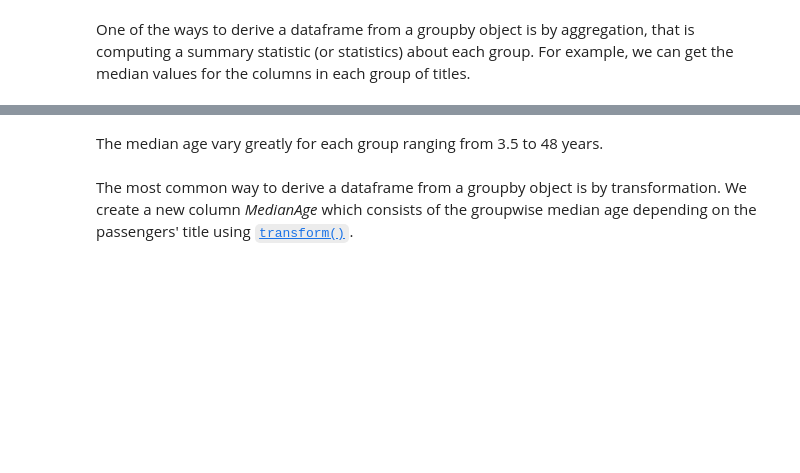
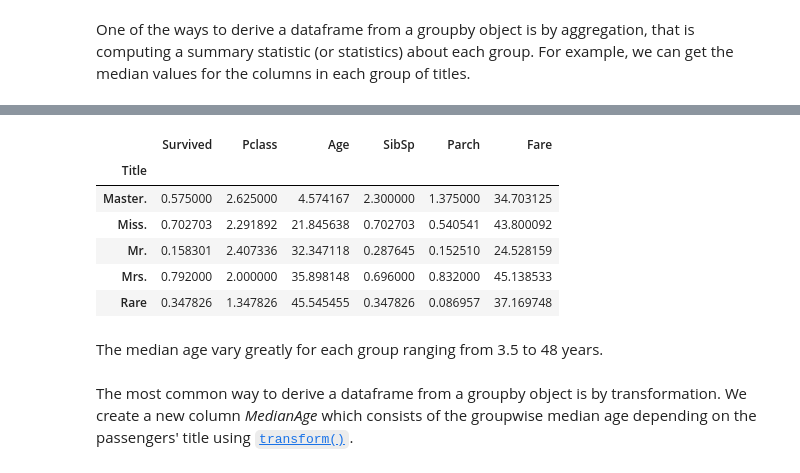
Before and after one commit to AashitaK/ML-Workshops, a Jupyter notebook: Session 2/Guided session 2.ipynb, the cells around one changed output, grey strips where cells are left out. Drawn from its saved outputs; the diff is of its cells as text; code cells hidden in the pictures; blank space fills up the shorter version.

```diff
--- a/Session 2/Guided session 2.ipynb
+++ b/Session 2/Guided session 2.ipynb
@@ -45,3 +71,13 @@ df.groupby('Title').median()
+# %%
+df.groupby('Title').mean()
+# %% [output]
+|  | Survived | Pclass | Age | SibSp | Parch | Fare |
+| Title |  |  |  |  |  |  |
+| Master. | 0.575000 | 2.625000 | 4.574167 | 2.300000 | 1.375000 | 34.703125 |
+| Miss. | 0.702703 | 2.291892 | 21.845638 | 0.702703 | 0.540541 | 43.800092 |
+| Mr. | 0.158301 | 2.407336 | 32.347118 | 0.287645 | 0.152510 | 24.528159 |
+| Mrs. | 0.792000 | 2.000000 | 35.898148 | 0.696000 | 0.832000 | 45.138533 |
+| Rare | 0.347826 | 1.347826 | 45.545455 | 0.347826 | 0.086957 | 37.169748 |
 # %% [markdown]
 The median age vary greatly for each group ranging from 3.5 to 48 years.
 # %% [markdown]
```
Also changed, not shown: parts of 22 cells of this notebook, 2 other files.
